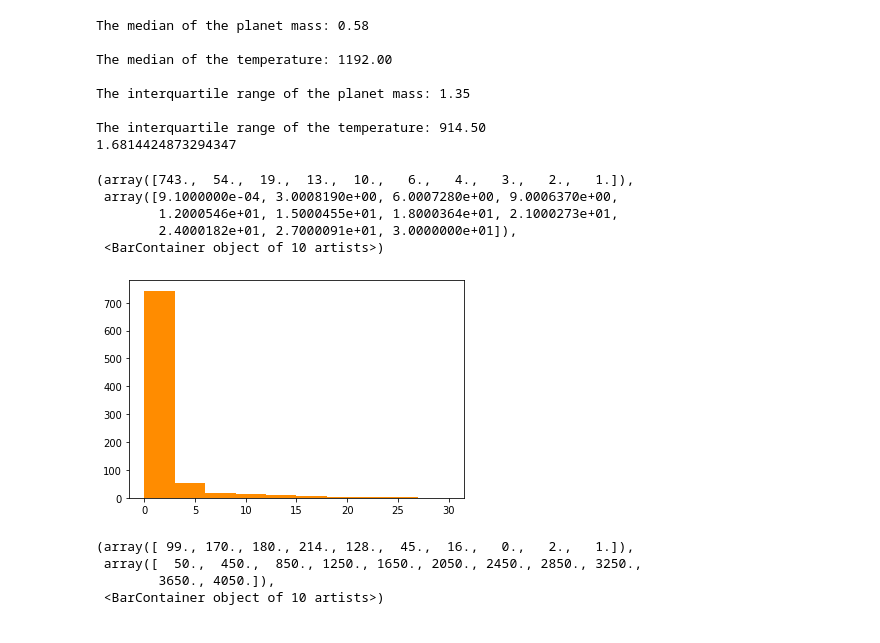
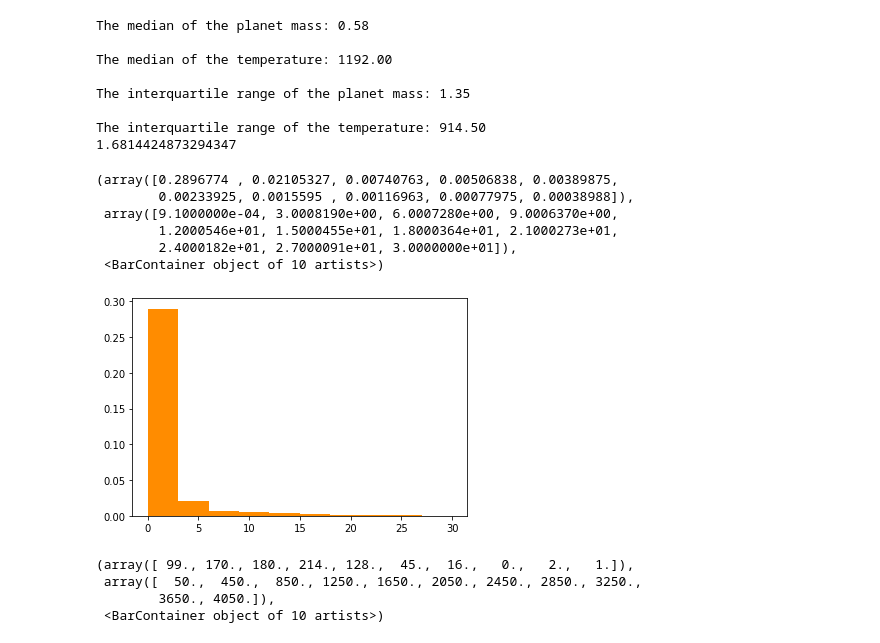
Before and after one commit to jbravo87/blog-projects, a Jupyter notebook: exoplanet_data_notebook.ipynb, the cells around one changed output. Saved outputs shown, nothing was run; the diff lists cells and outputs as text; code cells hidden in the pictures.

```diff
--- a/exoplanet_data_notebook.ipynb
+++ b/exoplanet_data_notebook.ipynb
@@ -716,14 +717,15 @@ The interquartile range of the planet mass: 1.35
 The interquartile range of the temperature: 914.50
 1.6814424873294347
 # %%
-plt.hist(df5.planetmass, color = "darkorange")
+plt.hist(df5.planetmass, density = True, color = "darkorange")
 # %% [output]
-(array([743.,  54.,  19.,  13.,  10.,   6.,   4.,   3.,   2.,   1.]),
+(array([0.2896774 , 0.02105327, 0.00740763, 0.00506838, 0.00389875,
+        0.00233925, 0.0015595 , 0.00116963, 0.00077975, 0.00038988]),
  array([9.1000000e-04, 3.0008190e+00, 6.0007280e+00, 9.0006370e+00,
         1.2000546e+01, 1.5000455e+01, 1.8000364e+01, 2.1000273e+01,
         2.4000182e+01, 2.7000091e+01, 3.0000000e+01]),
  <BarContainer object of 10 artists>)
-[figure, old version]
+[figure, new version]
 # %%
 plt.hist(df5.temperature, color = "navy")
 # %% [output]
```
Also changed, not shown: parts of 42 cells of this notebook.
